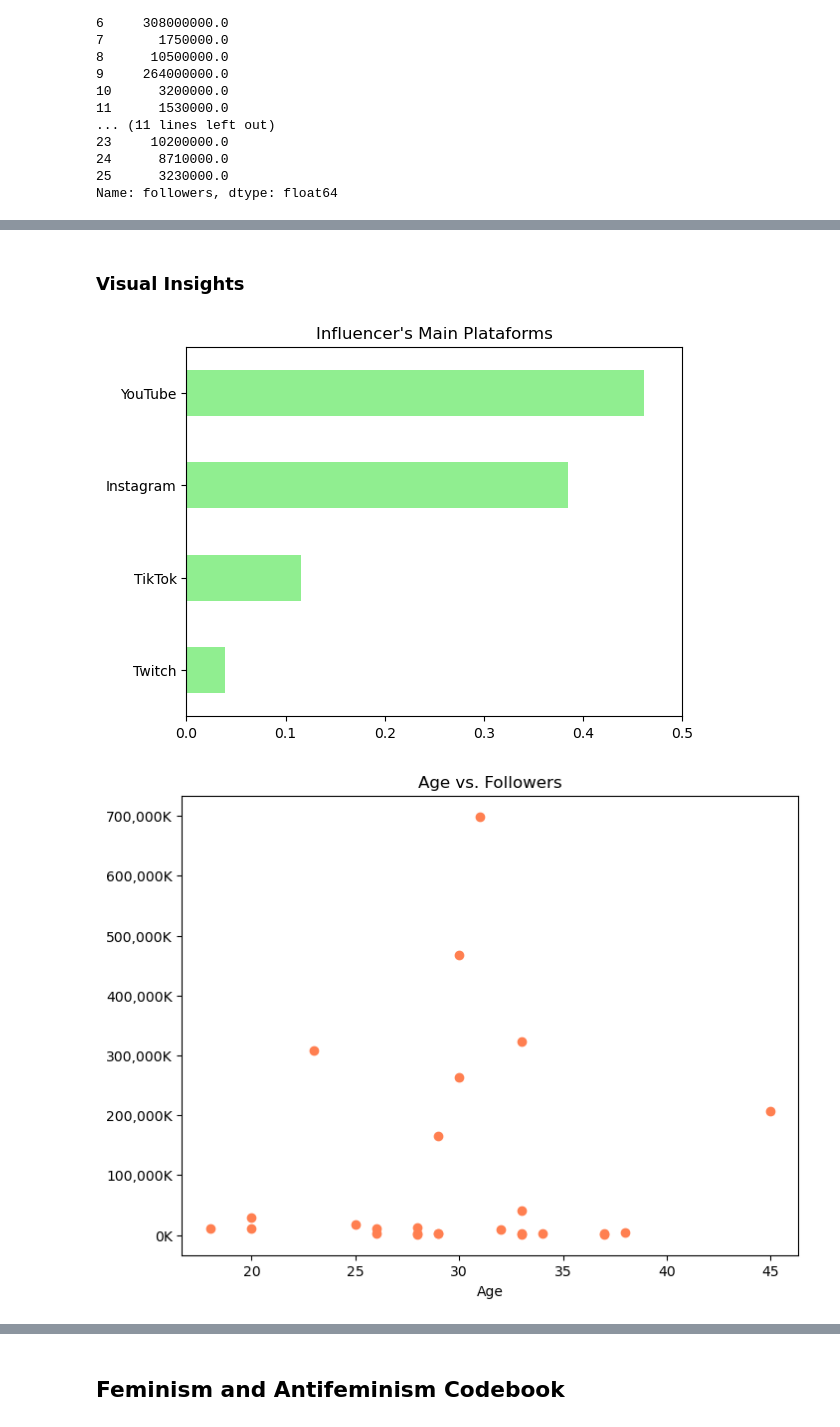
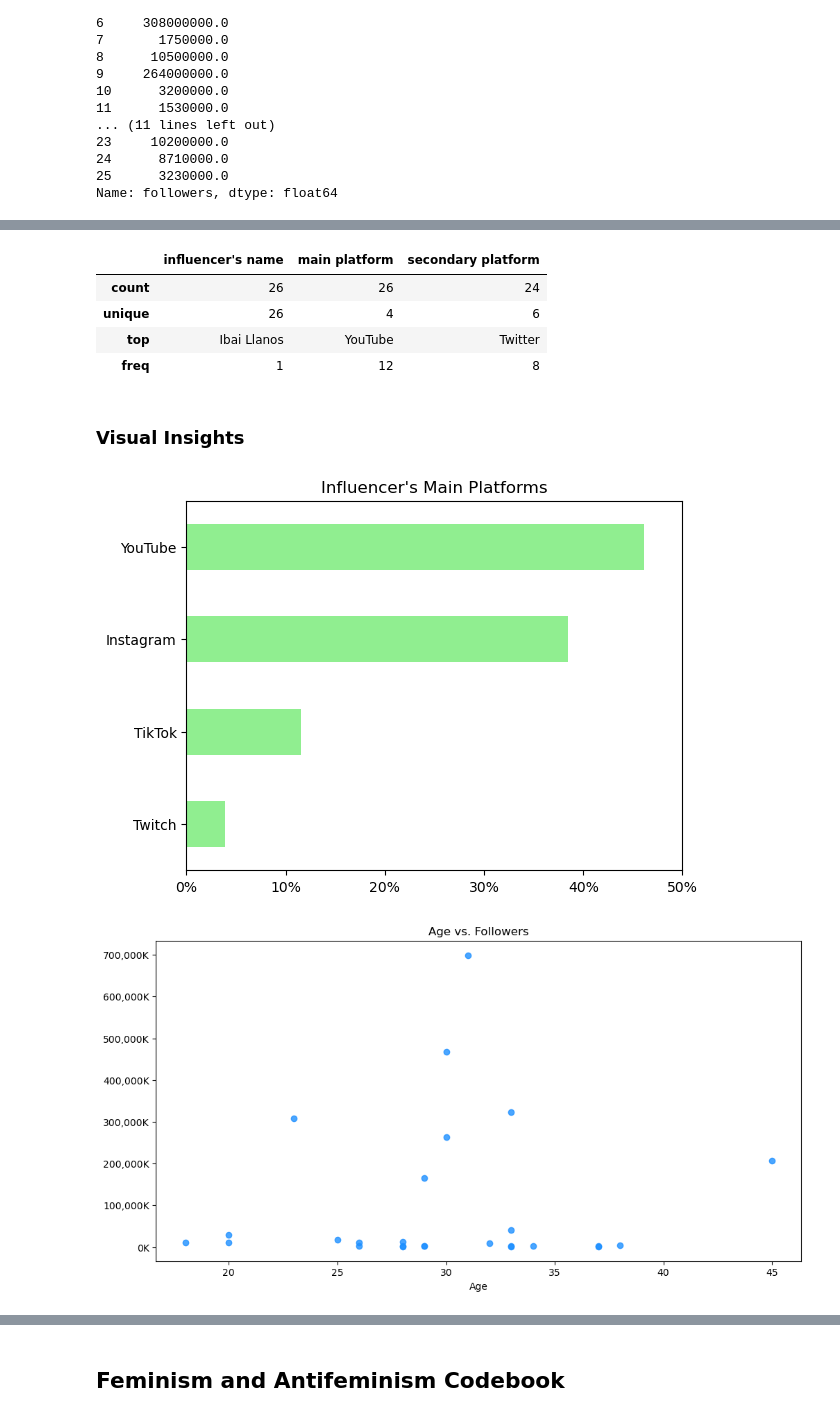
Before and after one commit to celefigs/EDA_Feminism_Influencers_Spain, a Jupyter notebook: main.ipynb, the cells around one changed output, grey strips where cells are left out. Saved outputs shown, nothing was run; the diff lists cells and outputs as text; code cells hidden in the pictures.

```diff
--- a/main.ipynb
+++ b/main.ipynb
@@ -266,41 +164,45 @@ Name: followers, dtype: float64
+# %%
+df_influencers.describe(exclude='number') #explicar este cuadro, interesante
+# %% [output]
+|  | influencer's name | main platform | secondary platform |
+| count | 26 | 26 | 24 |
+| unique | 26 | 4 | 6 |
+| top | Ibai Llanos | YouTube | Twitter |
+| freq | 1 | 12 | 8 |
 # %% [markdown]
 ### Visual Insights
 # %%
 import matplotlib.pyplot as plt
 
-# Barchart of main platforms
-df_influencers['main platform'].value_counts(ascending=True, normalize=True).plot(kind='barh', color='lightgreen')
-plt.title('Influencer\'s Main Plataforms')
-# plt.xlabel('Plataform')
+# Bar chart for Influencers' Main Platforms
+
+value_counts = df_influencers['main platform'].value_counts(ascending=True, normalize=True) * 100  # Convertir a porcentaje
+ax = value_counts.plot(kind='barh', color='lightgreen')
+
+plt.title("Influencer's Main Platforms")
 plt.ylabel('')
-plt.xlim(0, 0.5)
+
+plt.xlim(0, 50)
+
+# Ticks for X axis
+ax.set_xticks(range(0, 51, 10))
+ax.set_xticklabels([f'{int(x)}%' for x in ax.get_xticks()])  # Format the ticks as percentages
+
 plt.show()
-
-#que pretendo con este plot.? add porcentage? stronger msg
-
-# I am starting using plots to visualize the datast
 # %% [output]
-[figure, old version]
+[figure, new version]
 # %%
 import matplotlib.ticker as ticker
 
-plt.figure(figsize=(8, 6))
-plt.scatter(df_influencers['age'], df_influencers['followers']/1000, color='coral')
+# Scatterplot age vs. follower
+plt.figure(figsize=(12, 6))
+plt.scatter(df_influencers['age'], df_influencers['followers']/1000, color='dodgerblue', alpha=0.8)
 plt.title('Age vs. Followers')
 plt.xlabel('Age')
 plt.ylabel('')
 
-#  Formato de  ejes
 ax = plt.gca()
 ax.yaxis.set_major_formatter(ticker.StrMethodFormatter('{x:,.0f}K'))  # formato sin notación científica,
 plt.show()
-
-
-#chek the values/nr
-# Scatterplot age vs. follower
-#  I want to find out if there is any relation in between age and followers, then I'm going to print out a Scatterplot
-
-# when we are watching this graphuics, or looking at thhis grafcit, you can see that the ponts are in a shape of T, what does it mean?
-# patrones?? patterns
 # %% [output]
-[figure, old version]
+[figure, new version]
```
Also changed, not shown: parts of 44 cells of this notebook, 2 other files.
